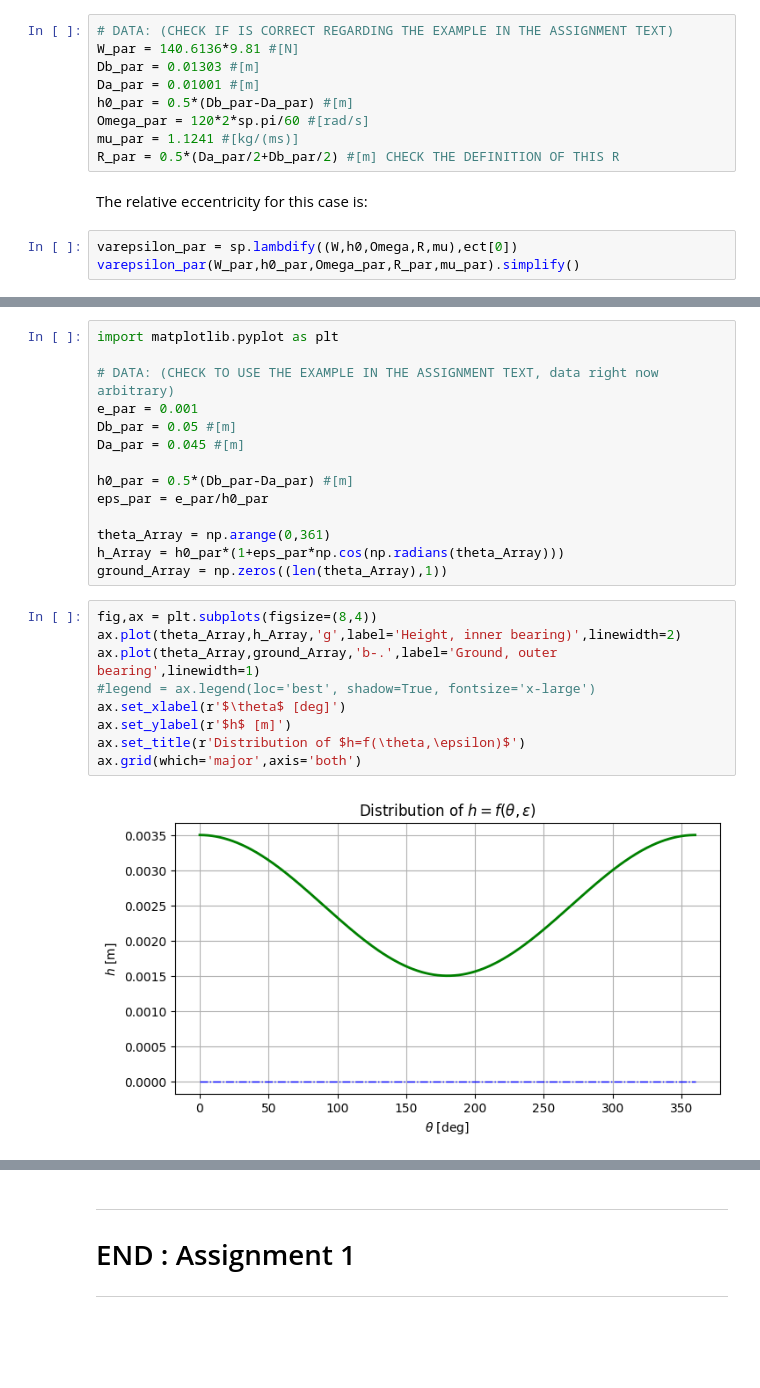
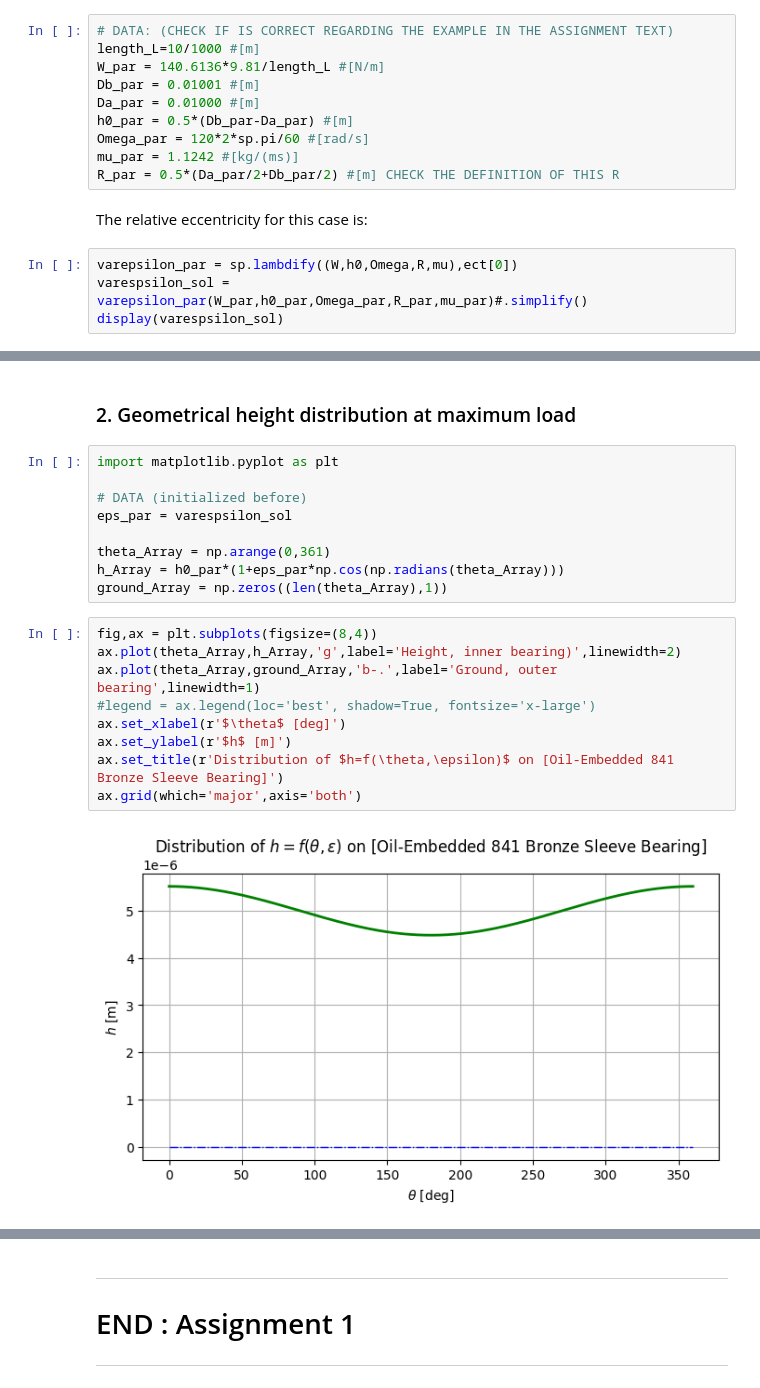
Before and after one commit to rclUPC/AdvancedFluidMechanics, a Jupyter notebook: 1-microFlows/Assignment1_POL.ipynb, the cells around one changed output, grey strips where cells are left out. Saved outputs shown, nothing was run; the diff lists cells and outputs as text; blank space fills up the shorter version.

Commit message:
Assignment1_POL correction of solution and plots

```diff
--- a/1-microFlows/Assignment1_POL.ipynb
+++ b/1-microFlows/Assignment1_POL.ipynb
@@ -254,16 +328,18 @@ $\displaystyle \frac{W h_{0}^{2}}{6 \pi \Omega R^{3} \mu}$
 The data is known:
 # %%
 # DATA: (CHECK IF IS CORRECT REGARDING THE EXAMPLE IN THE ASSIGNMENT TEXT)
-W_par = 140.6136*9.81 #[N]
-Db_par = 0.01303 #[m]
-Da_par = 0.01001 #[m]
+length_L=10/1000 #[m]
+W_par = 140.6136*9.81/length_L #[N/m]
+Db_par = 0.01001 #[m]
+Da_par = 0.01000 #[m]
 h0_par = 0.5*(Db_par-Da_par) #[m]
 Omega_par = 120*2*sp.pi/60 #[rad/s]
-mu_par = 1.1241 #[kg/(ms)]
+mu_par = 1.1242 #[kg/(ms)]
 R_par = 0.5*(Da_par/2+Db_par/2) #[m] CHECK THE DEFINITION OF THIS R
 # %% [markdown]
 The relative eccentricity for this case is:
 # %%
 varepsilon_par = sp.lambdify((W,h0,Omega,R,mu),ect[0])
-varepsilon_par(W_par,h0_par,Omega_par,R_par,mu_par).simplify()
+varespsilon_sol = varepsilon_par(W_par,h0_par,Omega_par,R_par,mu_par)#.simplify()
+display(varespsilon_sol)
 # %% [output]
@@ -271,13 +349,10 @@ $\displaystyle \frac{194.18546381092}{\pi}$
+# %% [markdown]
+### 2. Geometrical height distribution at maximum load
 # %%
 import matplotlib.pyplot as plt
 
-# DATA: (CHECK TO USE THE EXAMPLE IN THE ASSIGNMENT TEXT, data right now arbitrary)
-e_par = 0.001
-Db_par = 0.05 #[m]
-Da_par = 0.045 #[m]
-
-h0_par = 0.5*(Db_par-Da_par) #[m]
-eps_par = e_par/h0_par
+# DATA (initialized before)
+eps_par = varespsilon_sol
 
 theta_Array = np.arange(0,361)
 h_Array = h0_par*(1+eps_par*np.cos(np.radians(theta_Array)))
@@ -285,11 +360,11 @@ ground_Array = np.zeros((len(theta_Array),1))
 # %%
 fig,ax = plt.subplots(figsize=(8,4))
 ax.plot(theta_Array,h_Array,'g',label='Height, inner bearing)',linewidth=2)
 ax.plot(theta_Array,ground_Array,'b-.',label='Ground, outer bearing',linewidth=1)
 #legend = ax.legend(loc='best', shadow=True, fontsize='x-large')
 ax.set_xlabel(r'$\theta$ [deg]')
 ax.set_ylabel(r'$h$ [m]')
-ax.set_title(r'Distribution of $h=f(\theta,\epsilon)$')
+ax.set_title(r'Distribution of $h=f(\theta,\epsilon)$ on [Oil-Embedded 841 Bronze Sleeve Bearing]')
 ax.grid(which='major',axis='both')
 # %% [output]
-[figure, old version]
+[figure, new version]
```
Also changed, not shown: parts of 16 cells of this notebook.
